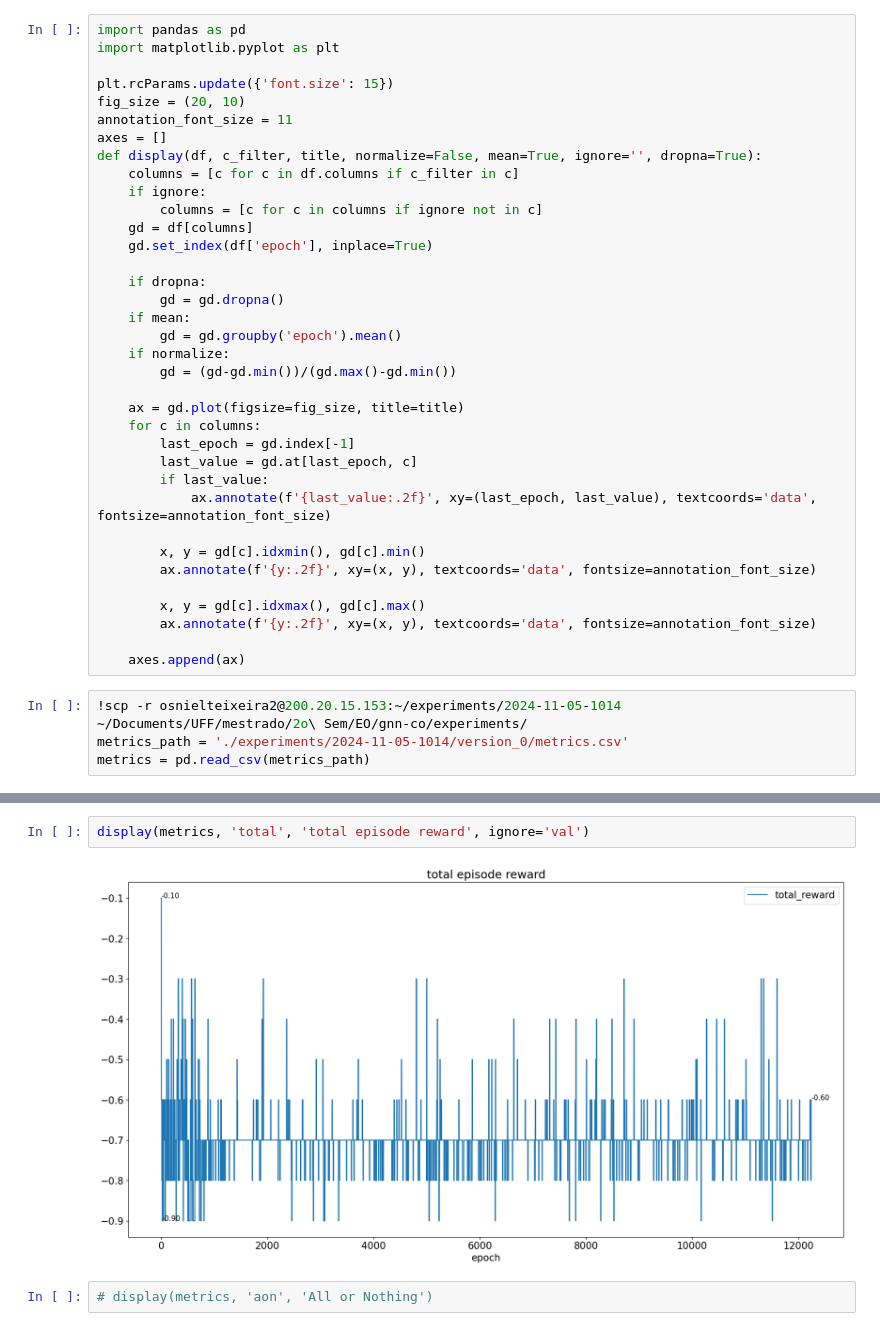
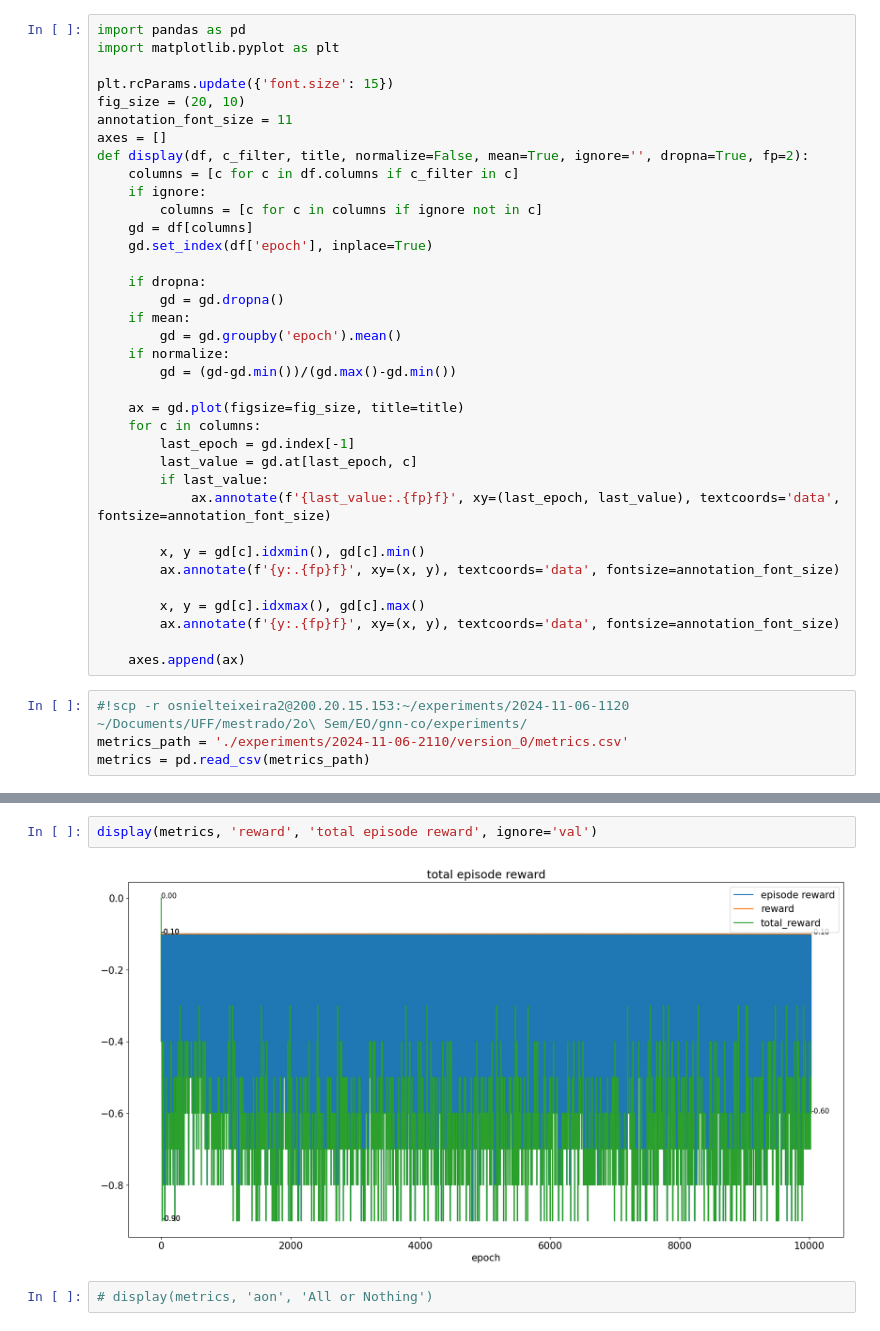
Before and after one commit to osnieltx/gnn-co, a Jupyter notebook: history_visualizer.ipynb, the cells around one changed output, grey strips where cells are left out. Cells and saved outputs as stored; diff of their text form.

```diff
--- a/history_visualizer.ipynb
+++ b/history_visualizer.ipynb
@@ -6,7 +6,7 @@ plt.rcParams.update({'font.size': 15})
 fig_size = (20, 10)
 annotation_font_size = 11
 axes = []
-def display(df, c_filter, title, normalize=False, mean=True, ignore='', dropna=True):
+def display(df, c_filter, title, normalize=False, mean=True, ignore='', dropna=True, fp=2):
     columns = [c for c in df.columns if c_filter in c]
     if ignore:
         columns = [c for c in columns if ignore not in c]
@@ -25,16 +25,16 @@ def display(df, c_filter, title, normalize=False, mean=True, ignore='', dropna=T
         last_epoch = gd.index[-1]
         last_value = gd.at[last_epoch, c]
         if last_value:
-            ax.annotate(f'{last_value:.2f}', xy=(last_epoch, last_value), textcoords='data', fontsize=annotation_font_size)
+            ax.annotate(f'{last_value:.{fp}f}', xy=(last_epoch, last_value), textcoords='data', fontsize=annotation_font_size)
 
         x, y = gd[c].idxmin(), gd[c].min()
-        ax.annotate(f'{y:.2f}', xy=(x, y), textcoords='data', fontsize=annotation_font_size)
+        ax.annotate(f'{y:.{fp}f}', xy=(x, y), textcoords='data', fontsize=annotation_font_size)
 
         x, y = gd[c].idxmax(), gd[c].max()
-        ax.annotate(f'{y:.2f}', xy=(x, y), textcoords='data', fontsize=annotation_font_size)
+        ax.annotate(f'{y:.{fp}f}', xy=(x, y), textcoords='data', fontsize=annotation_font_size)
 
     axes.append(ax)
 # %%
-!scp -r osnielteixeira2@200.20.15.153:~/experiments/2024-11-05-1014 ~/Documents/UFF/mestrado/2o\ Sem/EO/gnn-co/experiments/
-metrics_path = './experiments/2024-11-05-1014/version_0/metrics.csv'
+#!scp -r osnielteixeira2@200.20.15.153:~/experiments/2024-11-06-1120 ~/Documents/UFF/mestrado/2o\ Sem/EO/gnn-co/experiments/
+metrics_path = './experiments/2024-11-06-2110/version_0/metrics.csv'
 metrics = pd.read_csv(metrics_path)
@@ -46,7 +41,7 @@ params.pt                                     100%  495    16.4KB/s   00:00
 # %%
-display(metrics, 'total', 'total episode reward', ignore='val')
+display(metrics, 'reward', 'total episode reward', ignore='val')
 # %% [output]
-[figure, old version]
+[figure, new version]
 # %%
 # display(metrics, 'aon', 'All or Nothing')
 # %%
```
Also changed, not shown: parts of 6 cells of this notebook, 4 other files.
